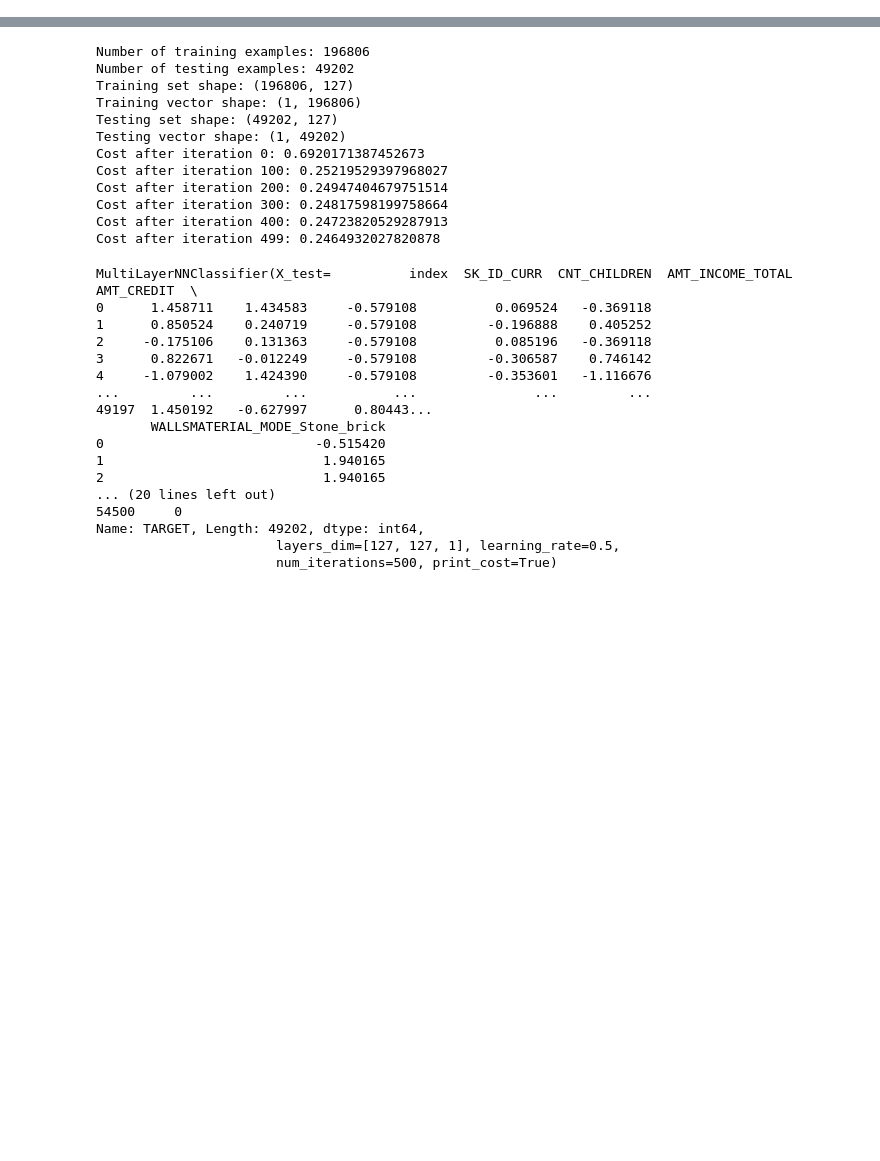
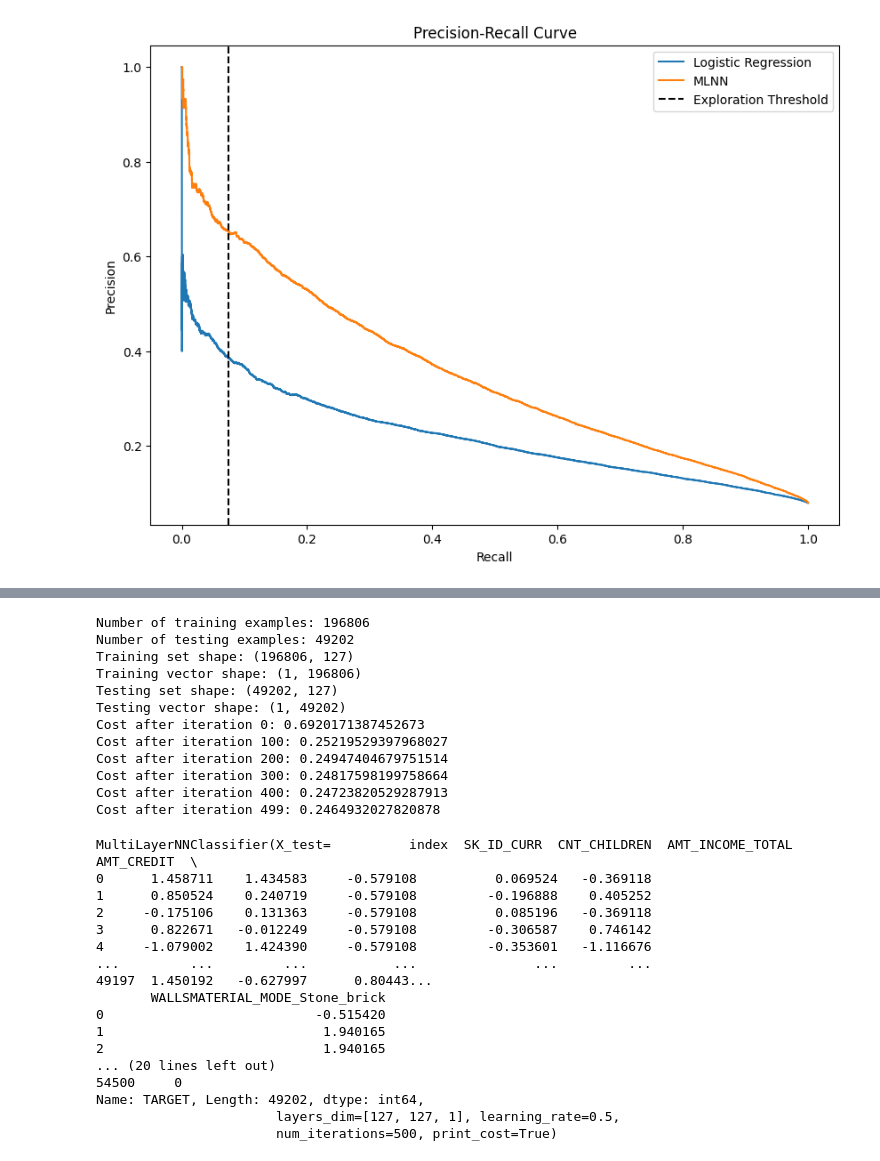
Before and after one commit to jackonedev/pipelines_and_machine_learning, a Jupyter notebook: NN_model.ipynb, the cells around one changed output, grey strips where cells are left out. Saved outputs shown, nothing was run; the diff lists cells and outputs as text; code cells hidden in the pictures; blank space fills up the shorter version.

```diff
--- a/NN_model.ipynb
+++ b/NN_model.ipynb
@@ -1492,0 +390,45 @@ mlnn = MultiLayerNNClassifier(
+# %%
+# apply precision_Recall_curve function to each model
+precision_log_reg, recall_log_reg, thresholds_log_reg = precision_recall_curve(y_train, train_predict_proba_log_reg)
+# precision_snn, recall_snn, thresholds_snn = precision_recall_curve(y_train, train_predict_proba_snn)
+precision_mlnn, recall_mlnn, thresholds_mlnn = precision_recall_curve(y_train, train_predict_proba_mlnn)
+
+log_reg_stats= pd.DataFrame({"precision":precision_log_reg,"recall": recall_log_reg,"threshold": (list(thresholds_log_reg) + [0.999])})
+# # # # snn_stats = pd.DataFrame({"precision":precision_snn,"recall": recall_snn,"threshold": (list(thresholds_snn) + [0.999])})
+mlnn_stats = pd.DataFrame({"precision":precision_mlnn,"recall": recall_mlnn,"threshold": (list(thresholds_mlnn) + [0.999])})
+
+# calculate auc for each model
+auc_log_reg = auc(recall_log_reg, precision_log_reg)
+# # # auc_snn = auc(recall_snn, precision_snn)
+auc_mlnn = auc(recall_mlnn, precision_mlnn)
+
+# plot precision-recall curve for each model
+manual_threshold = 0.075
+plt.figure(figsize=(10, 7))
+plt.plot(recall_log_reg, precision_log_reg, label="Logistic Regression")
+# # # plt.plot(recall_snn, precision_snn, label="SNN")
+plt.plot(recall_mlnn, precision_mlnn, label="MLNN")
+plt.xlabel("Recall")
+plt.ylabel("Precision")
+plt.title("Precision-Recall Curve")
+plt.axvline(x=manual_threshold, color="k", linestyle="--", label="Exploration Threshold")
+
+
+plt.legend()
+plt.show();
+
+# # give me the best threshold for each model
+# idx_log_reg = np.argmax(precision_log_reg - recall_log_reg)
+# threshold_log_reg = thresholds_log_reg[idx_log_reg -1]
+# print(f"Best threshold for Logistic Regression: {round(threshold_log_reg,3)}")
+
+# idx_snn = np.argmax(precision_snn - recall_snn)
+# threshold_snn = thresholds_snn[idx_snn-1]
+# print(f"Best threshold for SNN: {round(threshold_snn,3)}")
+
+# idx_mlnn = np.argmax(precision_mlnn - recall_mlnn)
+# threshold_mlnn = thresholds_mlnn[idx_mlnn-1]
+# print(f"Best threshold for MLNN: {round(threshold_mlnn, 3)}")
+# We can see that the nature of the data is very unbalanced, so all the models feel more confortable predicting the majority class. That's why the "better threshold" is the one that maximize the F1 score.
+# %% [output]
+[figure, added]
```
Also changed, not shown: parts of 51 cells of this notebook.
